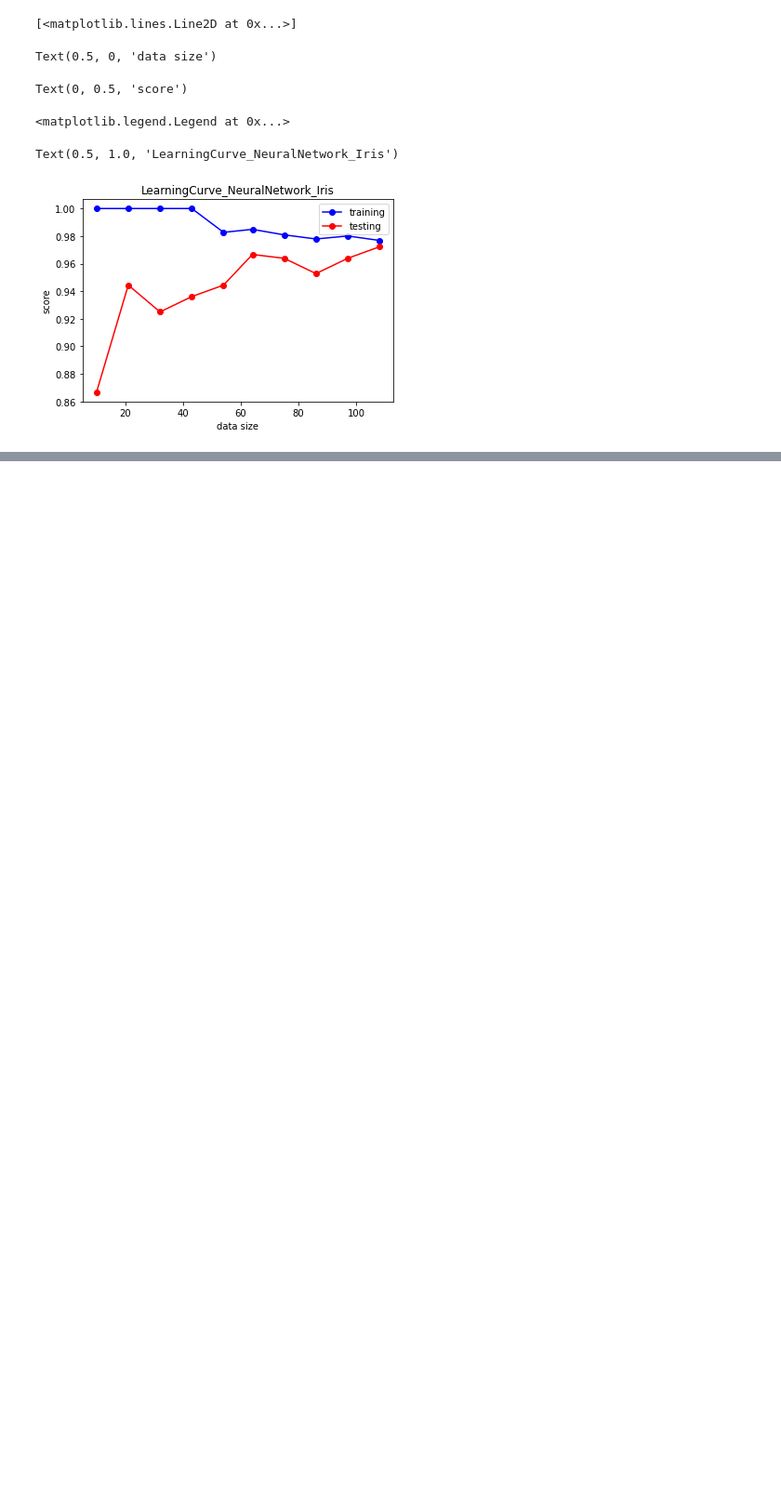
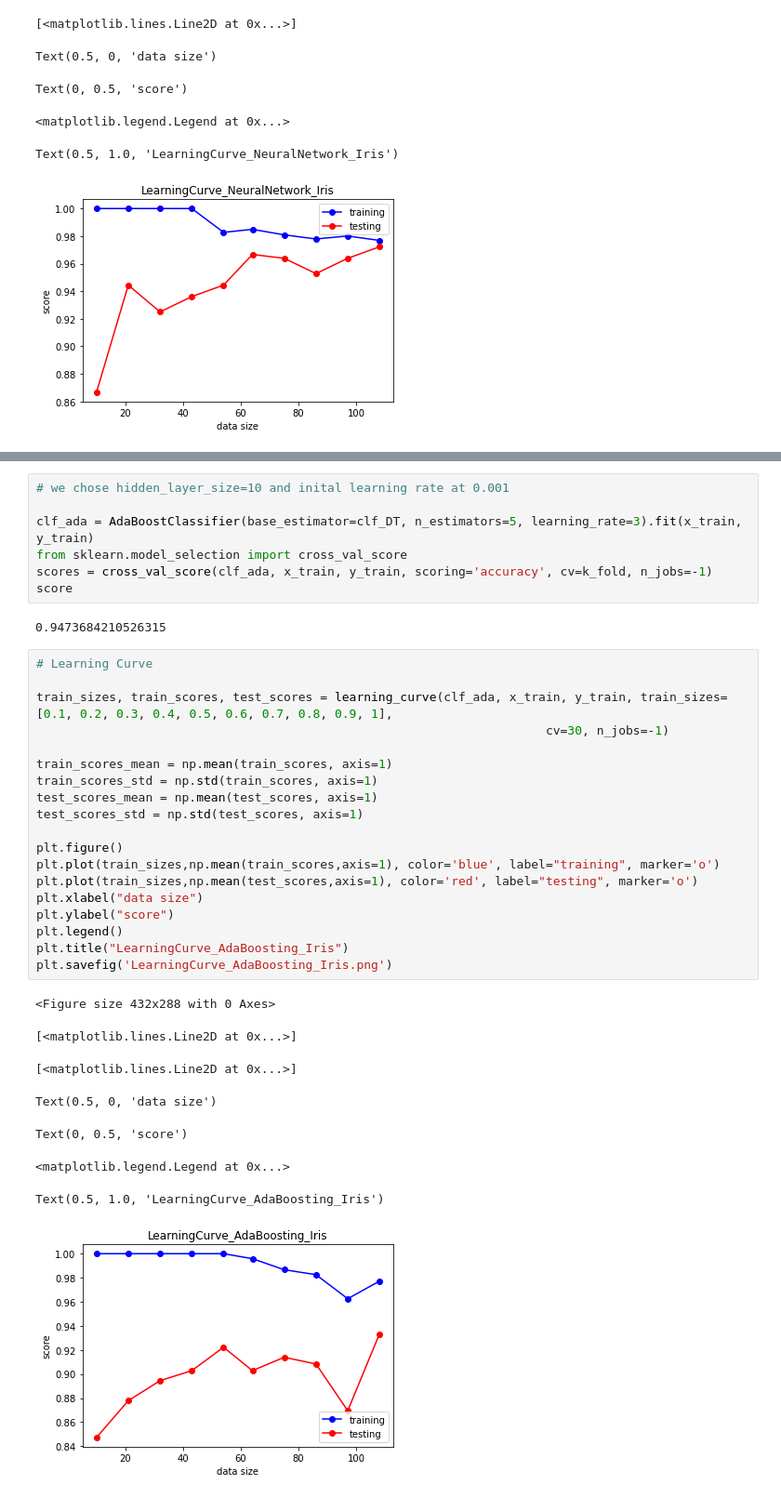
Before and after one commit to sumowll/ML, a Jupyter notebook: Assignment1_Iris.ipynb, the cells around one changed output, grey strips where cells are left out. Shown: that part at 93% size. Saved outputs shown, nothing was run; the diff lists cells and outputs as text; blank space fills up the shorter version.

```diff
--- a/Assignment1_Iris.ipynb
+++ b/Assignment1_Iris.ipynb
@@ -460,0 +521,37 @@ clf.score(x_train, y_train)
+# %%
+# we chose hidden_layer_size=10 and inital learning rate at 0.001
+
+clf_ada = AdaBoostClassifier(base_estimator=clf_DT, n_estimators=5, learning_rate=3).fit(x_train, y_train)
+from sklearn.model_selection import cross_val_score
+scores = cross_val_score(clf_ada, x_train, y_train, scoring='accuracy', cv=k_fold, n_jobs=-1)
+score
+# %% [output]
+0.9473684210526315
+# %%
+# Learning Curve
+
+train_sizes, train_scores, test_scores = learning_curve(clf_ada, x_train, y_train, train_sizes=[0.1, 0.2, 0.3, 0.4, 0.5, 0.6, 0.7, 0.8, 0.9, 1],
+                                                                      cv=30, n_jobs=-1)
+
+train_scores_mean = np.mean(train_scores, axis=1)
+train_scores_std = np.std(train_scores, axis=1)
+test_scores_mean = np.mean(test_scores, axis=1)
+test_scores_std = np.std(test_scores, axis=1)
+
+plt.figure()
+plt.plot(train_sizes,np.mean(train_scores,axis=1), color='blue', label="training", marker='o')
+plt.plot(train_sizes,np.mean(test_scores,axis=1), color='red', label="testing", marker='o')
+plt.xlabel("data size")
+plt.ylabel("score")
+plt.legend()
+plt.title("LearningCurve_AdaBoosting_Iris")
+plt.savefig('LearningCurve_AdaBoosting_Iris.png')
+# %% [output]
+<Figure size 432x288 with 0 Axes>
+[<matplotlib.lines.Line2D at 0x...>]
+[<matplotlib.lines.Line2D at 0x...>]
+Text(0.5, 0, 'data size')
+Text(0, 0.5, 'score')
+<matplotlib.legend.Legend at 0x...>
+Text(0.5, 1.0, 'LearningCurve_AdaBoosting_Iris')
+[figure, added]
```
Also changed, not shown: parts of 4 cells of this notebook.
